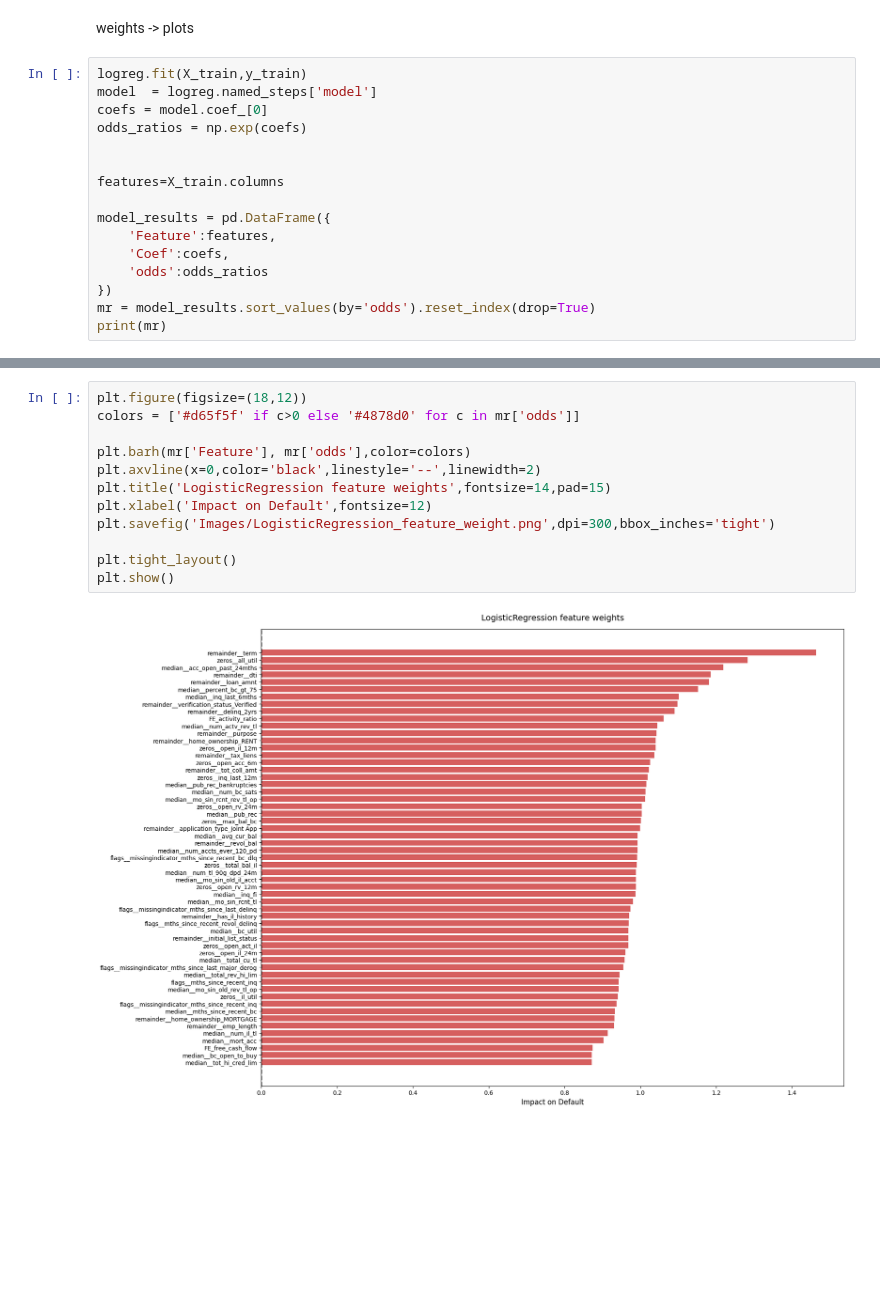
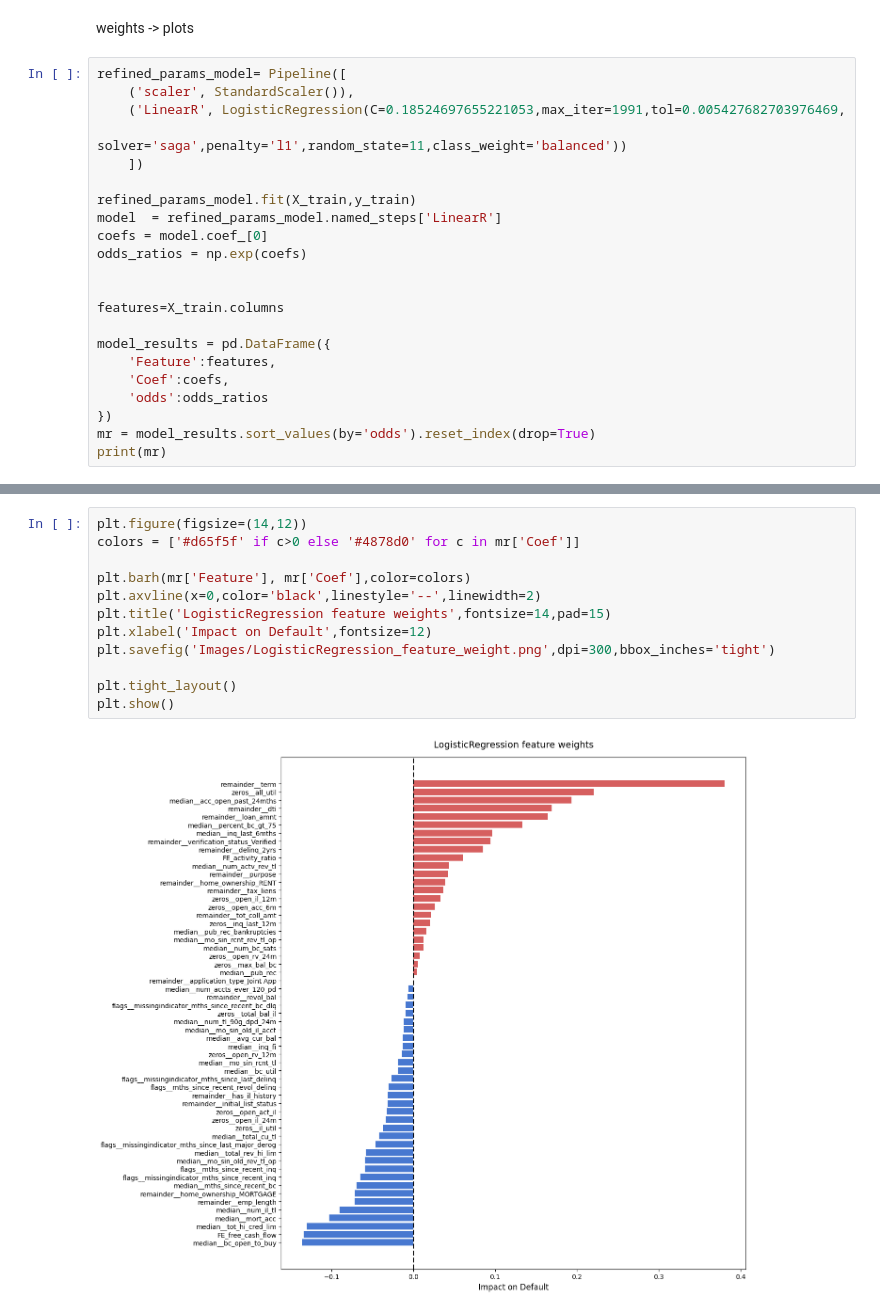
Before and after one commit to Mbu32/Credit-Default, a Jupyter notebook: endtoend_log_upd.ipynb, the cells around one changed output, grey strips where cells are left out. Saved outputs shown, nothing was run; the diff lists cells and outputs as text; blank space fills up the shorter version.

```diff
--- a/endtoend_log_upd.ipynb
+++ b/endtoend_log_upd.ipynb
@@ -426,8 +542,14 @@ print(cvr)
 # %% [markdown]
 weights -> plots
 # %%
-logreg.fit(X_train,y_train)
-model  = logreg.named_steps['model']
+refined_params_model= Pipeline([
+    ('scaler', StandardScaler()),
+    ('LinearR', LogisticRegression(C=0.18524697655221053,max_iter=1991,tol=0.005427682703976469,
+                                   solver='saga',penalty='l1',random_state=11,class_weight='balanced'))
+    ])
+
+refined_params_model.fit(X_train,y_train)
+model  = refined_params_model.named_steps['LinearR']
 coefs = model.coef_[0]
 odds_ratios = np.exp(coefs)
 
@@ -464,14 +586,14 @@ PD/ICE but more likely we'll use ALE POST MODEL review for tree absed models not
 # %%
-plt.figure(figsize=(18,12))
-colors = ['#d65f5f' if c>0 else '#4878d0' for c in mr['odds']]
+plt.figure(figsize=(14,12))
+colors = ['#d65f5f' if c>0 else '#4878d0' for c in mr['Coef']]
 
-plt.barh(mr['Feature'], mr['odds'],color=colors)
+plt.barh(mr['Feature'], mr['Coef'],color=colors)
 plt.axvline(x=0,color='black',linestyle='--',linewidth=2)
 plt.title('LogisticRegression feature weights',fontsize=14,pad=15)
 plt.xlabel('Impact on Default',fontsize=12)
 plt.savefig('Images/LogisticRegression_feature_weight.png',dpi=300,bbox_inches='tight')
 
 plt.tight_layout()
 plt.show()
 # %% [output]
-[figure, old version]
+[figure, new version]
```
Also changed, not shown: parts of 15 cells of this notebook, 1 other file.
